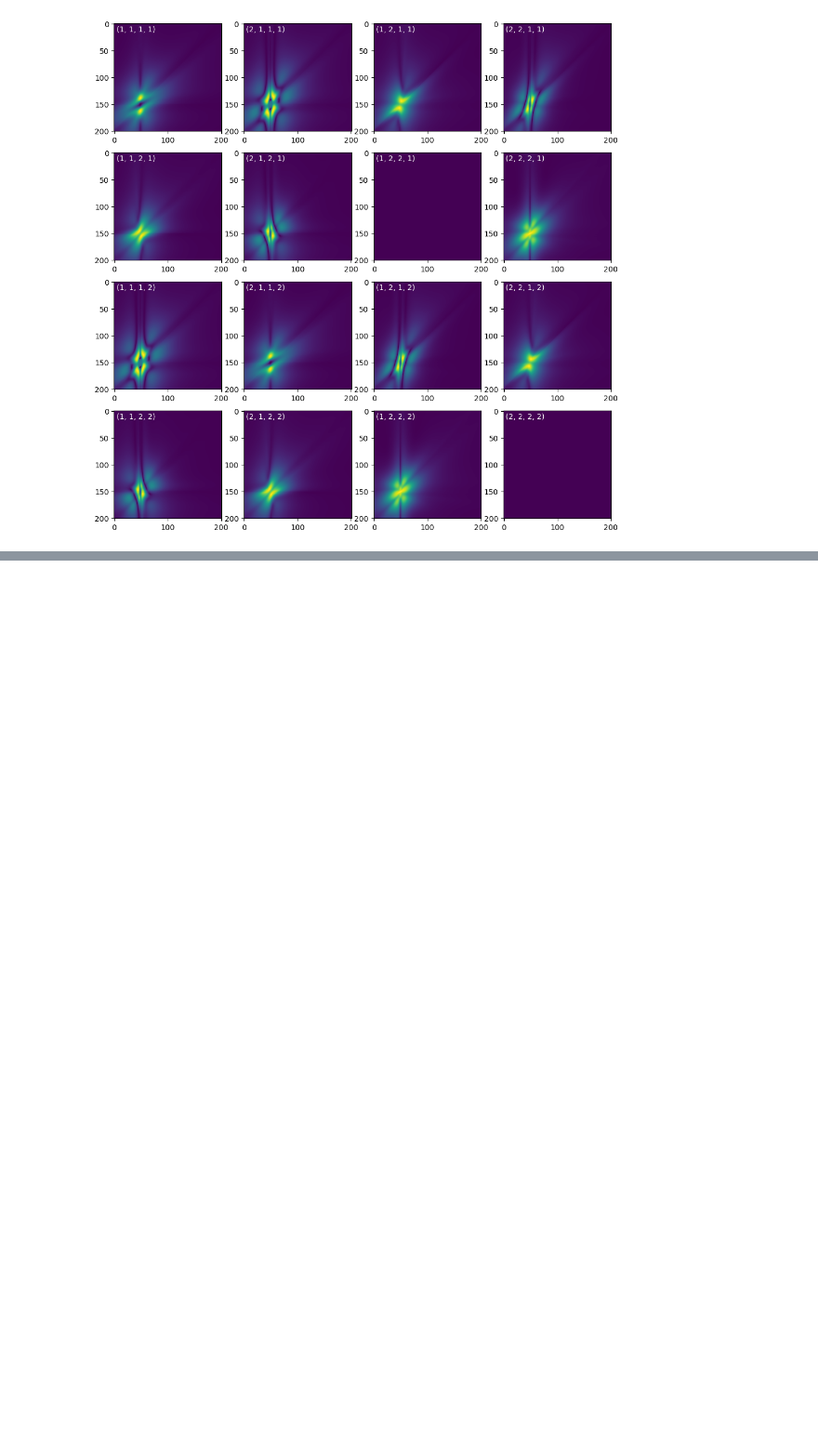
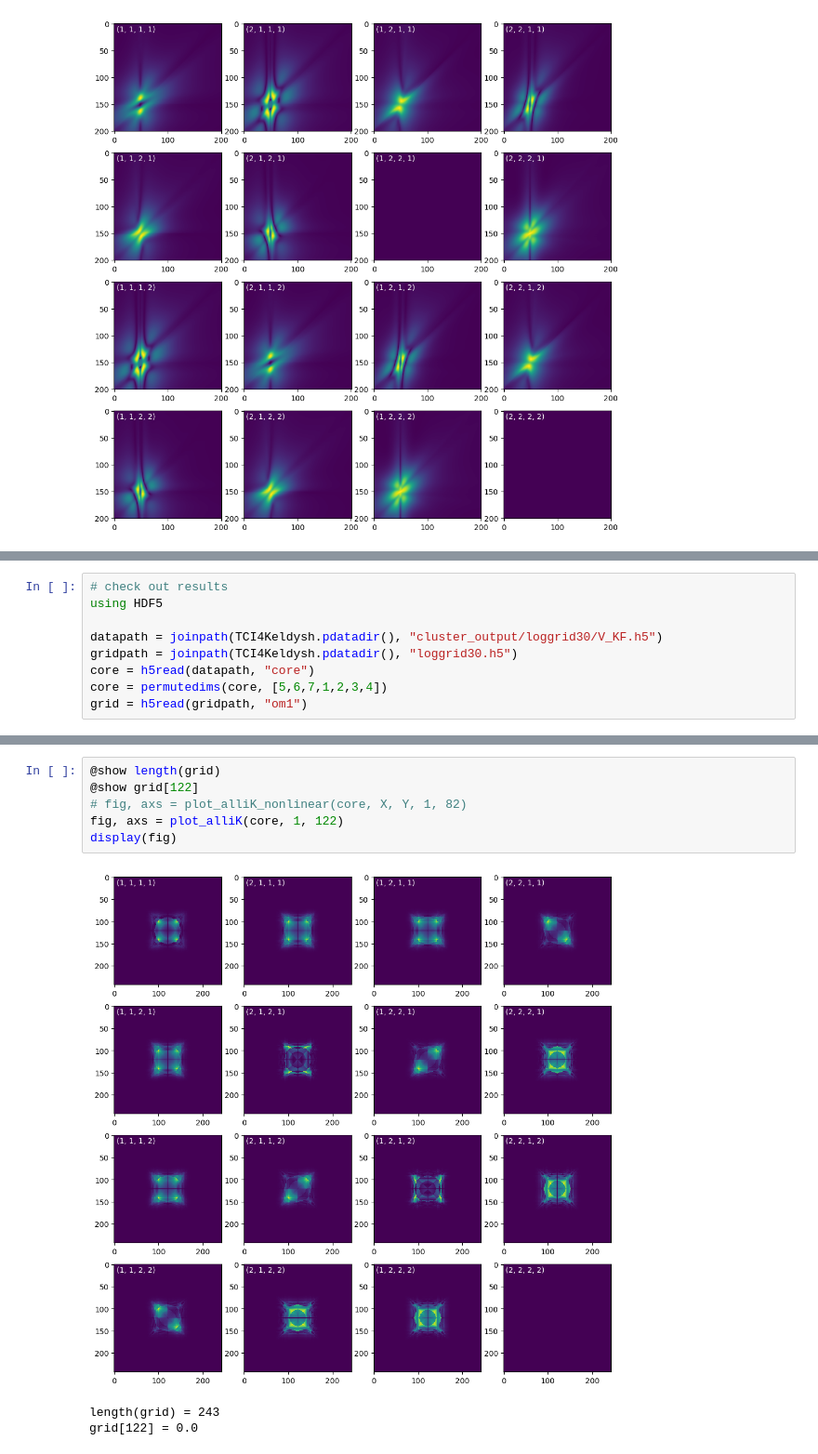
Before and after one commit to MFrankenbach/TCI4Keldysh, a Jupyter notebook: scripts/vertex_inspection.ipynb, the cells around one changed output, grey strips where cells are left out. Shown at 93% size. Drawn from its saved outputs; the diff is of its cells as text; blank space fills up the shorter version.

```diff
--- a/scripts/vertex_inspection.ipynb
+++ b/scripts/vertex_inspection.ipynb
@@ -470,0 +672,9 @@ display(fig)
+# %%
+# check out results
+using HDF5
+
+datapath = joinpath(TCI4Keldysh.pdatadir(), "cluster_output/loggrid30/V_KF.h5")
+gridpath = joinpath(TCI4Keldysh.pdatadir(), "loggrid30.h5")
+core = h5read(datapath, "core")
+core = permutedims(core, [5,6,7,1,2,3,4])
+grid = h5read(gridpath, "om1")
@@ -470,0 +699,10 @@ display(fig)
+# %%
+@show length(grid)
+@show grid[122]
+# fig, axs = plot_alliK_nonlinear(core, X, Y, 1, 82)
+fig, axs = plot_alliK(core, 1, 122)
+display(fig)
+# %% [output]
+[figure, added]
+length(grid) = 243
+grid[122] = 0.0
```
Also changed, not shown: parts of 12 cells of this notebook, 23 other files.
